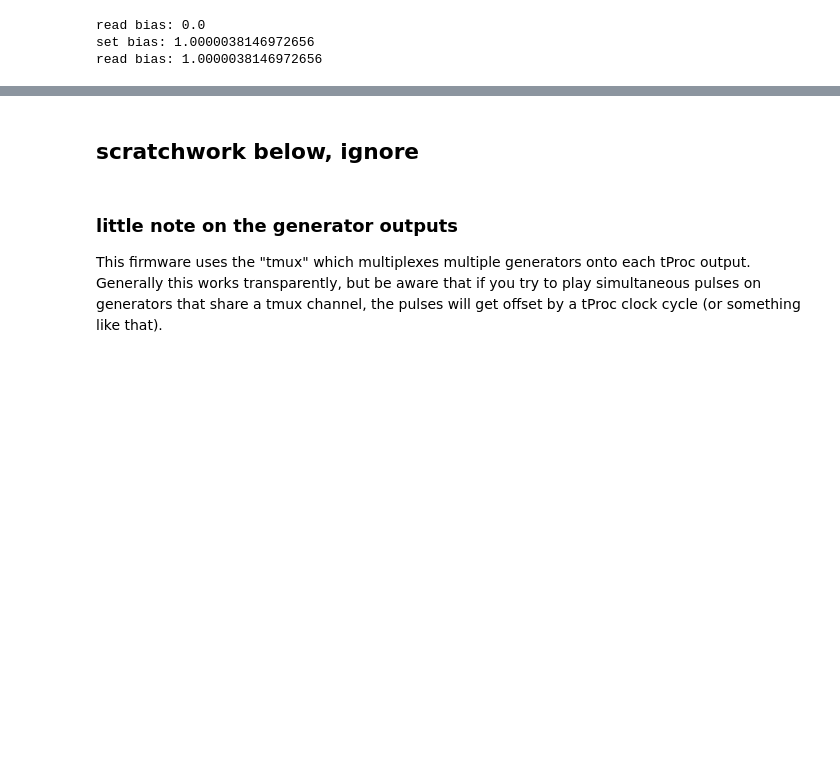
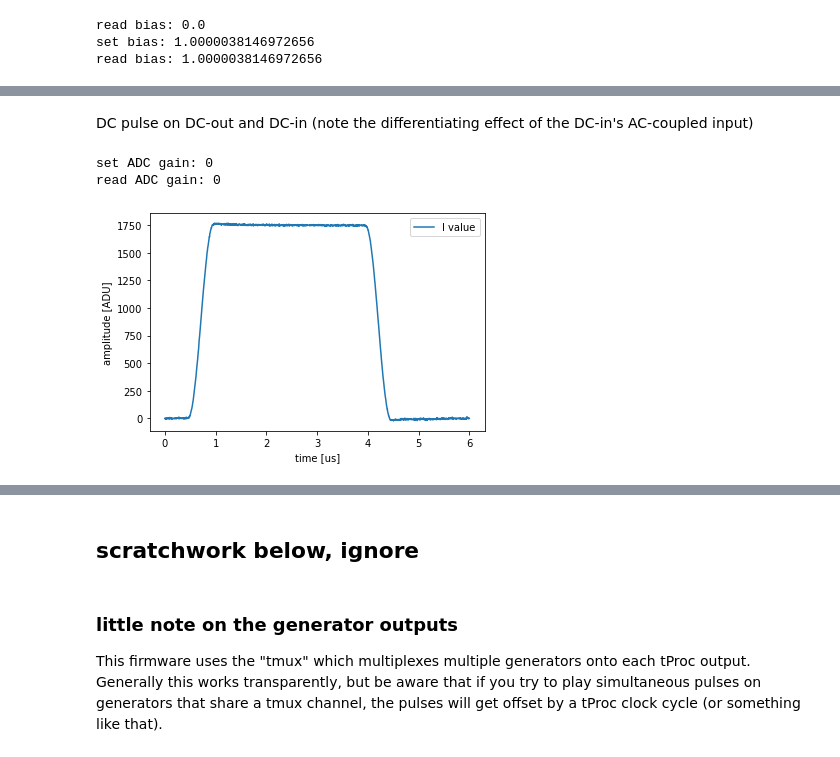
Before and after one commit to meeg/qick_demos_sho, a Jupyter notebook: rfboard/qick_rf216/dc_in.ipynb, the cells around one changed output, grey strips where cells are left out. Saved outputs shown, nothing was run; the diff lists cells and outputs as text; code cells hidden in the pictures; blank space fills up the shorter version.

```diff
--- a/rfboard/qick_rf216/dc_in.ipynb
+++ b/rfboard/qick_rf216/dc_in.ipynb
@@ -346,0 +354,48 @@ read ADC gain: -65509
+# %% [markdown]
+DC pulse on DC-out and DC-in (note the differentiating effect of the DC-in's AC-coupled input)
+# %%
+config = {'gen_ch': GEN_DC_CH,
+          'ro_ch': RO_DC_CH,
+          'mixer_freq': 0,
+          'freq': 0,
+          'nqz': 1,
+          'trig_time': 0.0,
+          'ro_len': 6.0,
+          'flat_len': 3.0,
+          'ramp_len': 1.0,
+          'phase': 0,
+          'gain': 1.0
+         }
+prog = LoopbackProgram(soccfg, reps=1, final_delay=0.5, cfg=config)
+
+set_attenuator(soc, RO_DC_CH, 0)
+soc.rfb_set_gen_dc(GEN_DC_CH)
+
+print("set ADC gain:", soc.rfb_set_ro_dc(RO_DC_CH, 0))
+print("read ADC gain:", soc.avg_bufs[RO_DC_CH].rfb_ch.get_gain())
+
+# to power-down the DC-in amp:
+# soc.avg_bufs[RO_DC_CH].rfb_ch.disable()
+
+# to power-down the DC-out amp:
+# soc.gens[GEN_DC_CH].rfb_ch.disable()
+
+# restart the ADC tile!
+restart_tile(soc, RO_DC_CH)
+
+clear_interrupts(soc, verbose=True)
+iq_list = prog.acquire_decimated(soc, soft_avgs=1)
+clear_interrupts(soc, verbose=True)
+
+t = prog.get_time_axis(ro_index=0)
+iq = iq_list[0]
+plt.plot(t, iq[:,0], label="I value")
+# plt.plot(t, iq[:,1], label="Q value")
+# plt.plot(t, np.abs(iq.dot((1,1j))), label="magnitude")
+plt.legend()
+plt.ylabel("amplitude [ADU]")
+plt.xlabel("time [us]");
+# %% [output]
+set ADC gain: 0
+read ADC gain: 0
+[figure, added]
```
Also changed, not shown: parts of 48 cells of this notebook.
